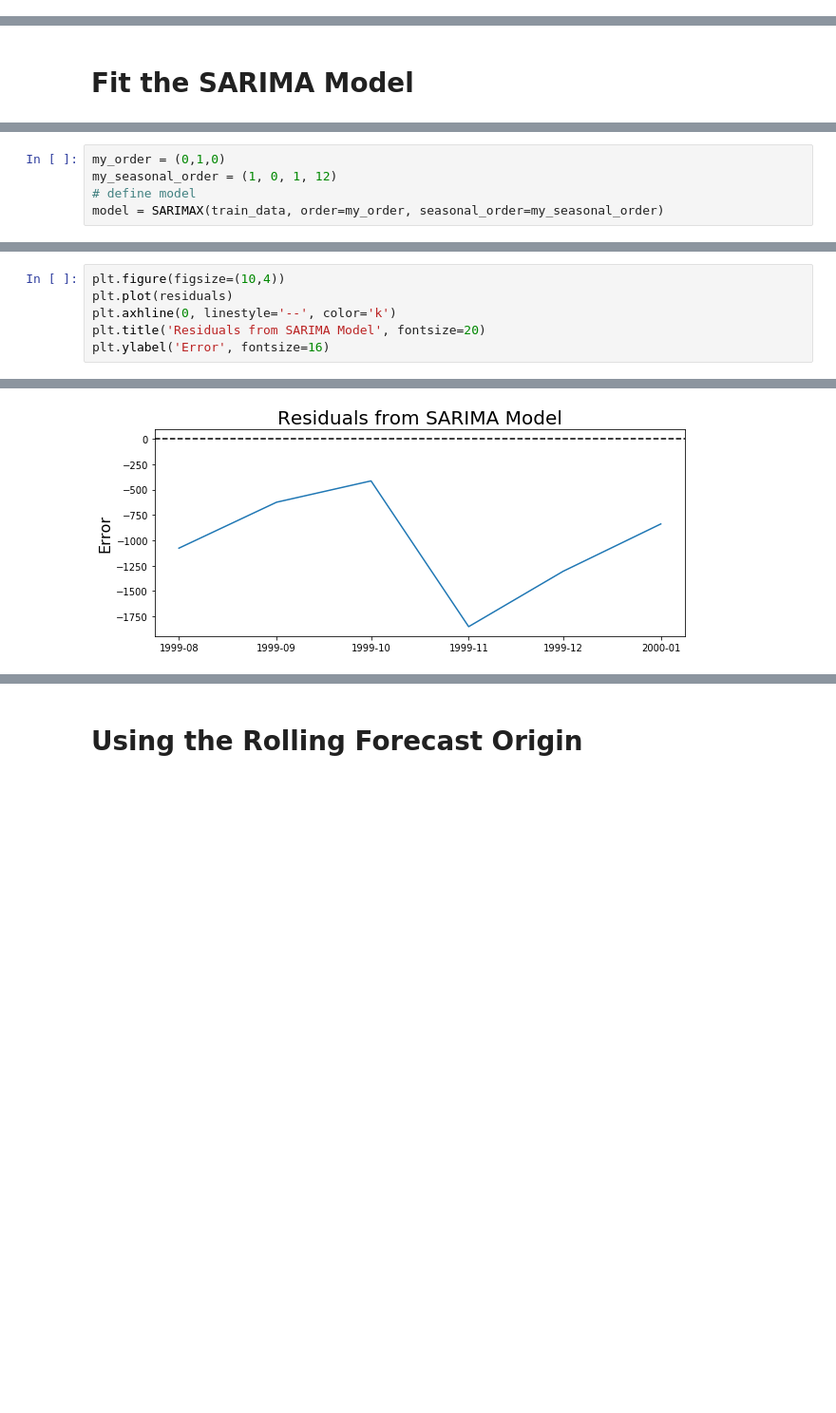
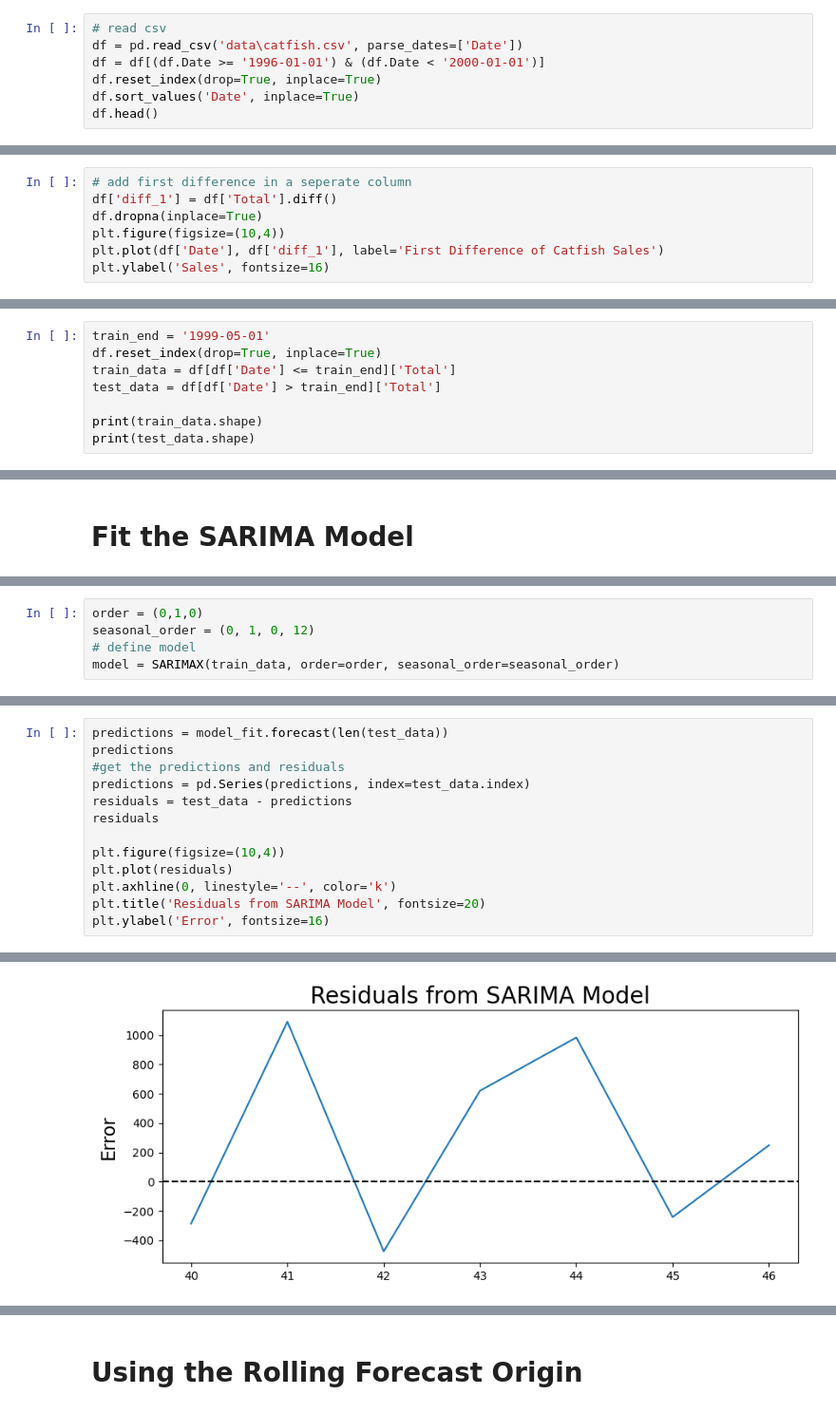
Before and after one commit to SalK91/time_series_101, a Jupyter notebook: 4c_sarmia_model.ipynb, the cells around one changed output, grey strips where cells are left out. Shown: that part at 95% size. Drawn from its saved outputs; the diff is of its cells as text; blank space fills up the shorter version.

```diff
--- a/4c_sarmia_model.ipynb
+++ b/4c_sarmia_model.ipynb
@@ -37,0 +15,7 @@ for year in range(start_date.year,end_date.year):
+# %%
+# read csv
+df = pd.read_csv('data\catfish.csv', parse_dates=['Date'])
+df = df[(df.Date >= '1996-01-01') & (df.Date < '2000-01-01')]
+df.reset_index(drop=True, inplace=True)
+df.sort_values('Date', inplace=True)
+df.head()
@@ -52,0 +38,7 @@ plt.axhline(0, color='k', linestyle='--', alpha=0.2)
+# %%
+# add first difference in a seperate column
+df['diff_1'] = df['Total'].diff()
+df.dropna(inplace=True)
+plt.figure(figsize=(10,4))
+plt.plot(df['Date'], df['diff_1'], label='First Difference of Catfish Sales')
+plt.ylabel('Sales', fontsize=16)
@@ -82,0 +72,8 @@ test_data = lim_catfish_sales[train_end + timedelta(days=1):test_end]
+# %%
+train_end = '1999-05-01'
+df.reset_index(drop=True, inplace=True)
+train_data = df[df['Date'] <= train_end]['Total']
+test_data = df[df['Date'] > train_end]['Total']
+
+print(train_data.shape)
+print(test_data.shape)
@@ -85,8 +138,8 @@ test_data = lim_catfish_sales[train_end + timedelta(days=1):test_end]
 # %%
-my_order = (0,1,0)
-my_seasonal_order = (1, 0, 1, 12)
+order = (0,1,0)
+seasonal_order = (0, 1, 0, 12)
 # define model
-model = SARIMAX(train_data, order=my_order, seasonal_order=my_seasonal_order)
+model = SARIMAX(train_data, order=order, seasonal_order=seasonal_order)
 # %%
 #fit the model
 start = time()
@@ -124,12 +172,19 @@ residuals = test_data - predictions
 # %%
+predictions = model_fit.forecast(len(test_data))
+predictions
+#get the predictions and residuals
+predictions = pd.Series(predictions, index=test_data.index)
+residuals = test_data - predictions
+residuals
+
 plt.figure(figsize=(10,4))
 plt.plot(residuals)
 plt.axhline(0, linestyle='--', color='k')
 plt.title('Residuals from SARIMA Model', fontsize=20)
 plt.ylabel('Error', fontsize=16)
 # %% [output]
 Text(0, 0.5, 'Error')
-[figure, old version]
+[figure, new version]
 # %%
 plt.figure(figsize=(10,4))
 
```
Also changed, not shown: parts of 29 cells of this notebook, 1 other file.
